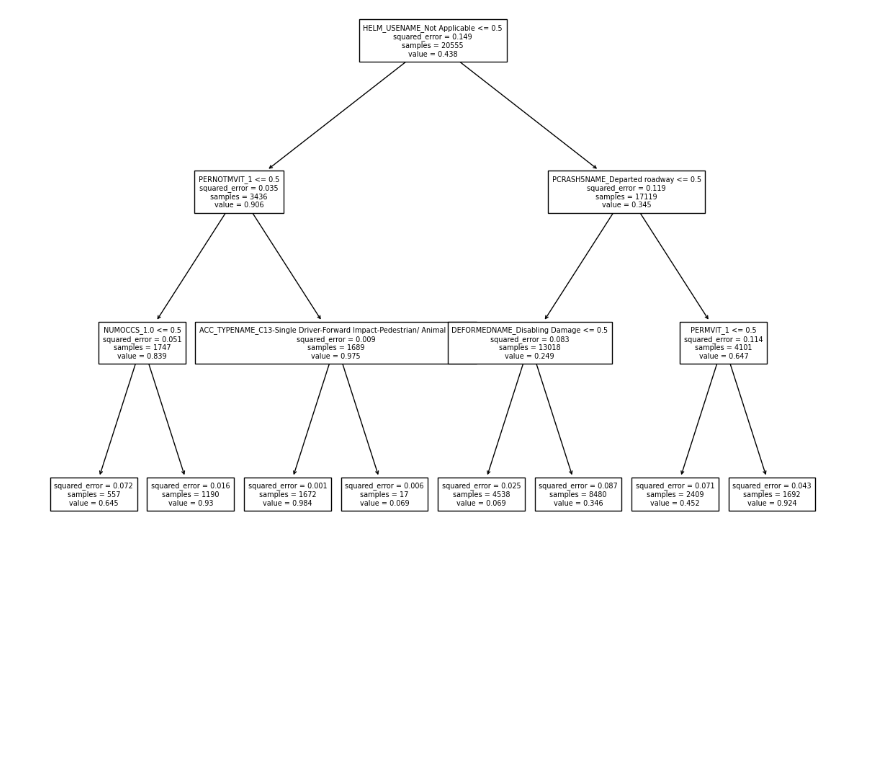
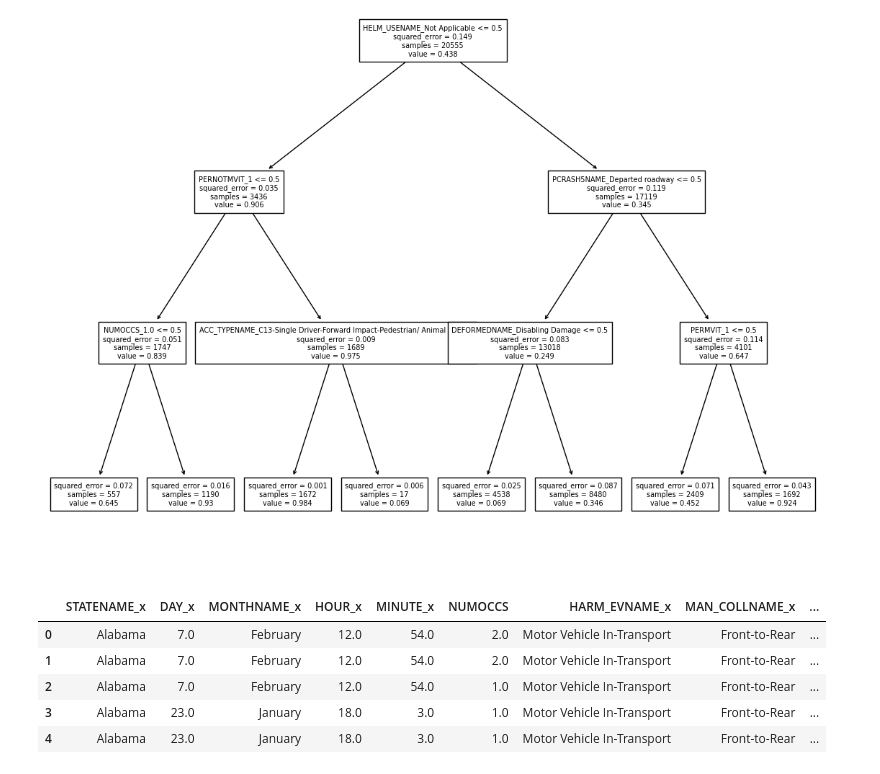
Before and after one commit to joshrrosen/PPOL564-Final-Project, a Jupyter notebook: ML_Modeling.ipynb, the cells around one changed output. Cells and saved outputs as stored; diff of their text form; code cells hidden in the pictures; blank space fills up the shorter version.

```diff
--- a/ML_Modeling.ipynb
+++ b/ML_Modeling.ipynb
@@ -463,3 +419,12 @@ plt.figure(figsize=(10,8),dpi=100)
 rules = tree.plot_tree(surrogate_model,feature_names=train_X.columns,fontsize=7)
 # %% [output]
 [figure]
+# %%
+Use.head()
+# %% [output]
+|  | STATENAME_x | DAY_x | MONTHNAME_x | HOUR_x | MINUTE_x | NUMOCCS | HARM_EVNAME_x | MAN_COLLNAME_x | ... |
+| 0 | Alabama | 7.0 | February | 12.0 | 54.0 | 2.0 | Motor Vehicle In-Transport | Front-to-Rear | ... |
+| 1 | Alabama | 7.0 | February | 12.0 | 54.0 | 2.0 | Motor Vehicle In-Transport | Front-to-Rear | ... |
+| 2 | Alabama | 7.0 | February | 12.0 | 54.0 | 1.0 | Motor Vehicle In-Transport | Front-to-Rear | ... |
+| 3 | Alabama | 23.0 | January | 18.0 | 3.0 | 1.0 | Motor Vehicle In-Transport | Front-to-Rear | ... |
+| 4 | Alabama | 23.0 | January | 18.0 | 3.0 | 1.0 | Motor Vehicle In-Transport | Front-to-Rear | ... |
```
Also changed, not shown: parts of 7 cells of this notebook.
